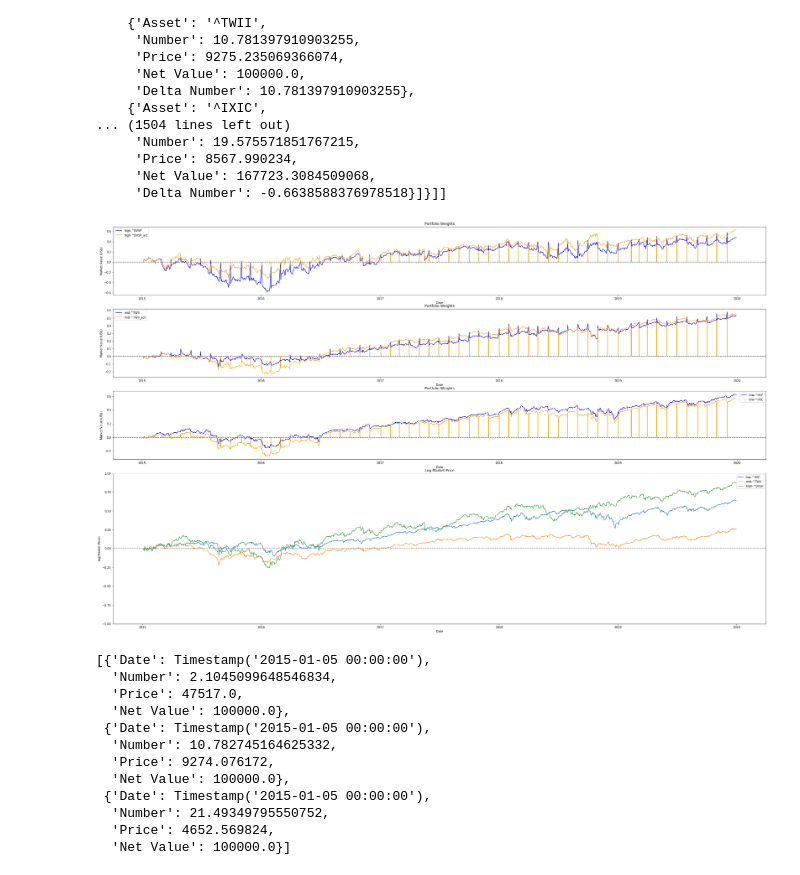
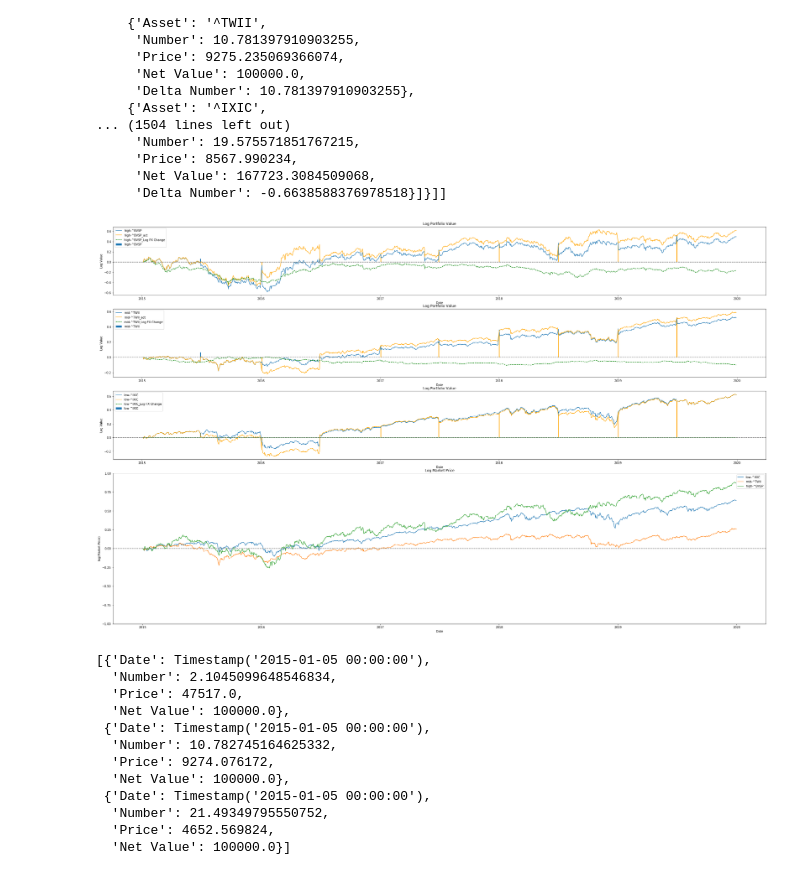
Before and after one commit to lzcaisg/reinforcement_trader, a Jupyter notebook: 0306 - DONE Rebalancing for Benchmark-Add unrealized GainLoss-Copy2.ipynb, the cells around one changed output. Drawn from its saved outputs; the diff is of its cells as text; code cells hidden in the pictures.

Commit message:
Add Plots

```diff
--- a/0306 - DONE Rebalancing for Benchmark-Add unrealized GainLoss-Copy2.ipynb
+++ b/0306 - DONE Rebalancing for Benchmark-Add unrealized GainLoss-Copy2.ipynb
@@ -74,7 +69,7 @@ nominal_plot_data_list = []
 actual_plot_data_list = []
 
 # for balance_freq in range(4):
-for balance_freq in [3]:
+for balance_freq in [1]:
     nominal = nominal_price_result[balance_freq]
     date_df = pd.DataFrame([tmp['Date']for tmp in nominal], columns = ['Date']) # Action dates in the five years
     nominal_df_list = []
@@ -181,8 +176,8 @@ axs.append(fig.add_subplot(gs[3:,:])) # Second row, span all columns
 for i, plot_data in enumerate(nominal_plot_data_list):
     plot_data = pd.DataFrame(plot_data)
 
-    axs[i].plot(plot_data['Date'], np.log(plot_data['Net Value']/plot_data['Net Value'][0]), color="b", label = nominal_labels[i])
-#     axs[i].bar(actual_df_list[1]['Date'], np.log(actual_df_list[1]['Net Value']/actual_df_list[1]['Net Value'][0]),width=2, label = nominal_labels[i])
+    axs[i].plot(plot_data['Date'], np.log(plot_data['Net Value']/plot_data['Net Value'][0]), color="C0", label = nominal_labels[i])
+    axs[i].bar(nominal_df_list[i]['Date'], np.log(nominal_df_list[i]['Net Value']/nominal_df_list[i]['Net Value'][0]),width=2, label = nominal_labels[i])
     axs[i].axhline(y=0, color = "grey", linestyle='--')
 #     axs[i].set_ylim((0, 300000))
     axs[i].legend()
@@ -195,39 +190,40 @@ for i, plot_data in enumerate(actual_plot_data_list):
     plot_data = pd.DataFrame(plot_data)
 
     axs[i].plot(plot_data['Date'], np.log(plot_data['Net Value']/plot_data['Net Value'][0]), color="orange", label = actual_labels[i])
-    axs[i].bar(actual_df_list[1]['Date'], np.log(actual_df_list[1]['Net Value']/actual_df_list[1]['Net Value'][0]),width=2, color="orange")
+    axs[i].bar(actual_df_list[i]['Date'], np.log(actual_df_list[i]['Net Value']/actual_df_list[i]['Net Value'][0]),width=2, color="orange")
+    axs[i].plot(df_list[i]['Date'], np.log(df_list[i]['Cum FX Change']),color="green",linestyle='--',label = nominal_labels[i]+"_Log FX Change")
     axs[i].axhline(y=0, color = "grey", linestyle='--')
 #     axs[i].set_ylim((0, 300000))
     axs[i].legend()
-    axs[i].set_title('Portfolio Weights')
+    axs[i].set_title('Log Portfolio Value')
     axs[i].set_xlabel('Date')
-    axs[i].set_ylabel('Market Value (US$)')
+    axs[i].set_ylabel('Log Value')
 
 
 
 for i in range(2,-1,-1): # Inverse: Low-Mid-High
     df = csv2df(DIR, file_names[i]+".csv",source = source_list[i])
     df['Date'] = pd.to_datetime(df['Date'])
     df = df[(df['Date']>=pd.to_datetime("2015-01-01"))&(df['Date']<=pd.to_datetime("2019-12-31"))].reset_index(drop=True)
 
     j = 0
     init_price = df['Price'][j]
     while np.isnan(init_price):
         j+=1
         init_price = df['Price'][j]
     y = np.log(df['Price'][j:] / init_price)
     x = df['Date'][j:]
     axs[3].plot(x,y,label = nominal_labels[i])
 
 axs[3].axhline(y=0, color = "grey", linestyle='--')
 axs[3].set_ylim((-1,1))
 axs[3].legend()
 axs[3].set_title('Log Market Price')
 axs[3].set_xlabel('Date')
 axs[3].set_ylabel('log(Market Price)')
 plt.show()
 # %% [output]
-[figure, old version]
+[figure, new version]
 # %%
 # %% [output]
 [{'Date': Timestamp('2015-01-05 00:00:00'),
```
Also changed, not shown: parts of 1 cell of this notebook, 1 other file.
